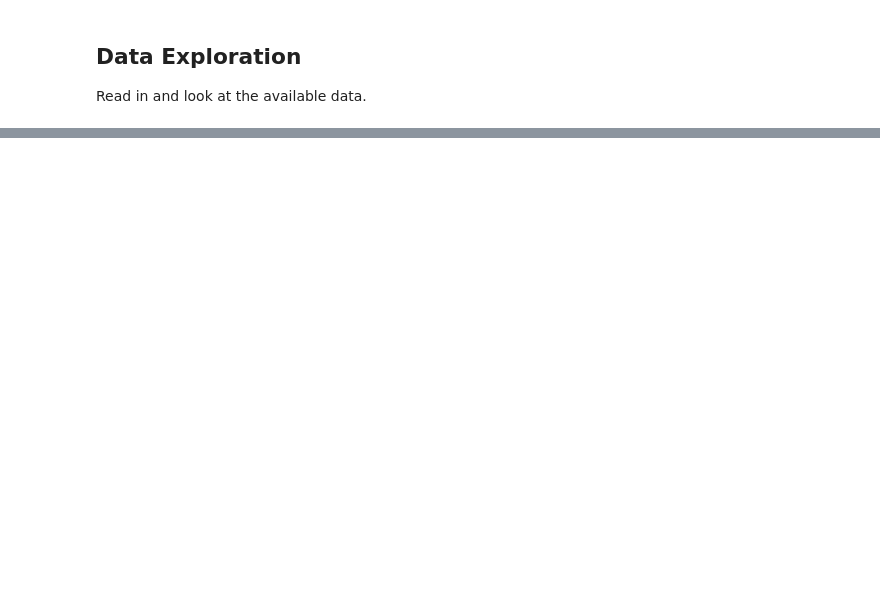
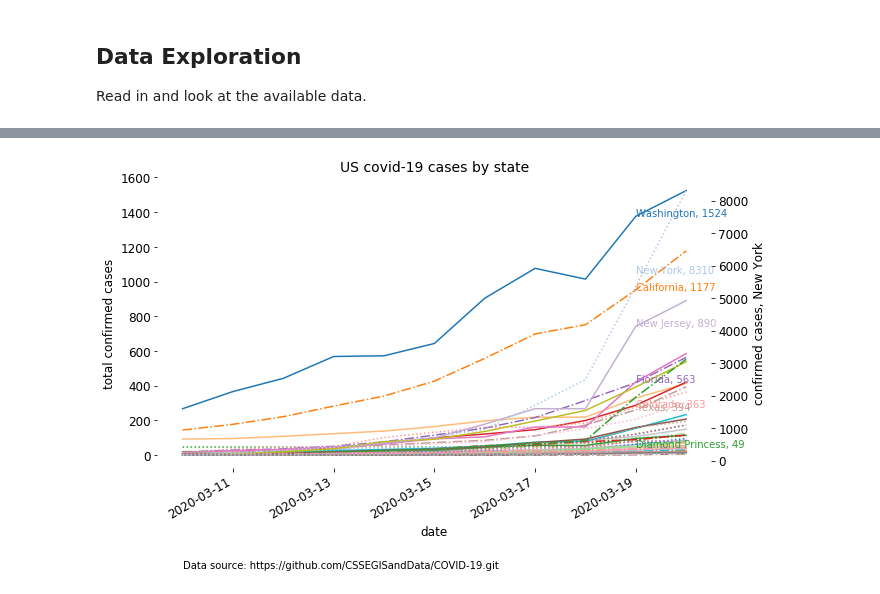
Before and after one commit to sdwebb/covid-19_analysis, a Jupyter notebook: notebooks/covid-19_analysis.ipynb, the cells around one changed output, grey strips where cells are left out. Cells and saved outputs as stored; diff of their text form; code cells hidden in the pictures; blank space fills up the shorter version.

```diff
--- a/notebooks/covid-19_analysis.ipynb
+++ b/notebooks/covid-19_analysis.ipynb
@@ -84,0 +168,68 @@ cv19_recovered_else = cv19_recovered.loc[cv19_recovered['Country/Region'] != 'US
+# %%
+# Let's look at the totals in each state
+
+states = cv19_confirmed_US['Province/State'].unique()
+
+fig, ax = plt.subplots();
+data_dict = {}
+for state in states:
+    # Cut out the county-level data, which all has the form "COUNTY NAME, STATE ABBR."
+    if ',' in state:
+        pass
+    else:
+        dates, totals = compute_total_confirmed(
+            cv19_confirmed_US.loc[cv19_confirmed_US['Province/State'] == state]
+                )
+        # Only plot dates where there's disease
+        outbreak_dates = np.where(np.array(total_values) > 0)[0]
+        data_dict[state] = [dates[outbreak_dates], totals[outbreak_dates]]
+
+tab_num = 0
+
+# List of states to label
+key_states = ['New York', 'Florida', 'Colorado', 'Washington',
+              'California', 'Washington DC',
+              'New Jersey', 'Texas', 'Diamond Princess']
+for state in data_dict.keys():
+
+    dates, totals = data_dict[state]
+    #ax.plot(data_dict[state][0], data_dict[state][1], label=state)
+    label_date = dates[-2]
+    label_height = totals[-2]
+
+    lines = ['-', ':', '-.']
+
+    # New York is the epicenter and messes up the plot, so split it off
+    # onto its own axis
+    if state == 'New York':
+        ax2 = ax.twinx()
+        ax2.set_ylabel('confirmed cases, New York')
+        if state in key_states:
+            ax2.plot(dates, totals, label=state, color=tableau20[tab_num%20], linestyle=lines[tab_num%3])
+            ax2.annotate(state+', '+str(totals[-1]), xy=(label_date, label_height+400),
+                         color=tableau20[tab_num%20], fontsize=10);
+        else:
+            ax2.plot(dates, totals, color=tableau20[tab_num%20], linestyle=lines[tab_num%3])
+
+    else:
+        if state in key_states:
+            ax.plot(dates, totals, label=state, color=tableau20[tab_num%20], linestyle=lines[tab_num%3])
+            ax.annotate(state+', '+str(totals[-1]), xy=(label_date, label_height),
+                        color=tableau20[tab_num%20], fontsize=10);
+        else:
+            ax.plot(dates, totals, color=tableau20[tab_num%20], linestyle=lines[tab_num%3])
+
+    tab_num += 1
+
+ax.text(dates[0], -650, "Data source: https://github.com/CSSEGISandData/COVID-19.git", fontsize=10)
+
+
+ax.set_xlabel('date')
+ax.set_ylabel('total confirmed cases')
+ax.set_title('US covid-19 cases by state')
+
+fig.autofmt_xdate()
+#fig.legend()
+fig.tight_layout();
+# %% [output]
+[figure, added]
```
Also changed, not shown: parts of 8 cells of this notebook.
